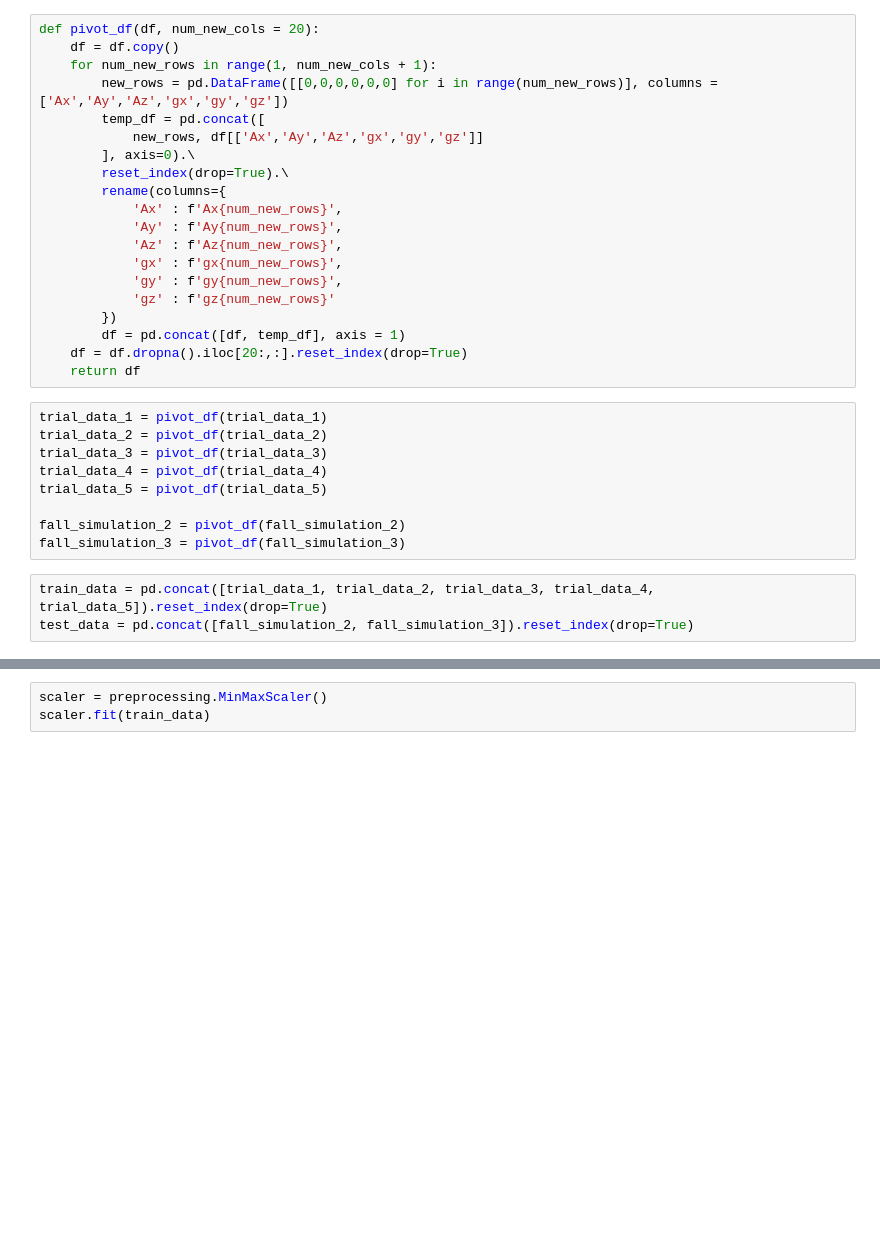
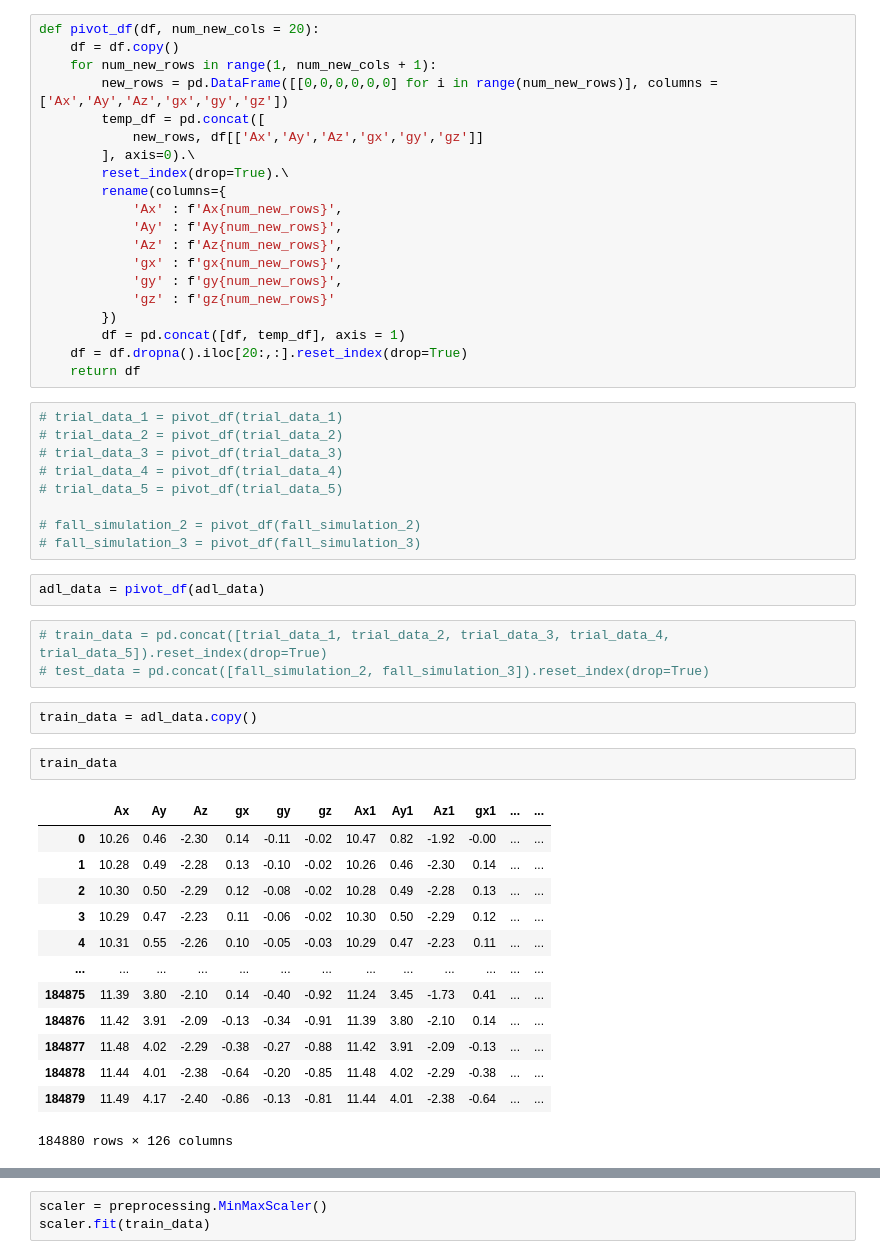
Before and after one commit to NUSMedTechMorphine/Morphine-22-23, a Jupyter notebook: ML/Model Experiment/VAE Model - Windowing Technique.ipynb, the cells around one changed output, grey strips where cells are left out. Saved outputs shown, nothing was run; the diff lists cells and outputs as text; blank space fills up the shorter version.

```diff
--- a/ML/Model Experiment/VAE Model - Windowing Technique.ipynb
+++ b/ML/Model Experiment/VAE Model - Windowing Technique.ipynb
@@ -102,17 +108,37 @@ def pivot_df(df, num_new_cols = 20):
     df = df.dropna().iloc[20:,:].reset_index(drop=True)
     return df
 # %%
-trial_data_1 = pivot_df(trial_data_1)
-trial_data_2 = pivot_df(trial_data_2)
-trial_data_3 = pivot_df(trial_data_3)
-trial_data_4 = pivot_df(trial_data_4)
-trial_data_5 = pivot_df(trial_data_5)
+# trial_data_1 = pivot_df(trial_data_1)
+# trial_data_2 = pivot_df(trial_data_2)
+# trial_data_3 = pivot_df(trial_data_3)
+# trial_data_4 = pivot_df(trial_data_4)
+# trial_data_5 = pivot_df(trial_data_5)
 
-fall_simulation_2 = pivot_df(fall_simulation_2)
-fall_simulation_3 = pivot_df(fall_simulation_3)
+# fall_simulation_2 = pivot_df(fall_simulation_2)
+# fall_simulation_3 = pivot_df(fall_simulation_3)
+# %%
+adl_data = pivot_df(adl_data)
 # %%
-train_data = pd.concat([trial_data_1, trial_data_2, trial_data_3, trial_data_4, trial_data_5]).reset_index(drop=True)
-test_data = pd.concat([fall_simulation_2, fall_simulation_3]).reset_index(drop=True)
+# train_data = pd.concat([trial_data_1, trial_data_2, trial_data_3, trial_data_4, trial_data_5]).reset_index(drop=True)
+# test_data = pd.concat([fall_simulation_2, fall_simulation_3]).reset_index(drop=True)
+# %%
+train_data = adl_data.copy()
+# %%
+train_data
+# %% [output]
+|  | Ax | Ay | Az | gx | gy | gz | Ax1 | Ay1 | Az1 | gx1 | ... | ... |
+| 0 | 10.26 | 0.46 | -2.30 | 0.14 | -0.11 | -0.02 | 10.47 | 0.82 | -1.92 | -0.00 | ... | ... |
+| 1 | 10.28 | 0.49 | -2.28 | 0.13 | -0.10 | -0.02 | 10.26 | 0.46 | -2.30 | 0.14 | ... | ... |
+| 2 | 10.30 | 0.50 | -2.29 | 0.12 | -0.08 | -0.02 | 10.28 | 0.49 | -2.28 | 0.13 | ... | ... |
+| 3 | 10.29 | 0.47 | -2.23 | 0.11 | -0.06 | -0.02 | 10.30 | 0.50 | -2.29 | 0.12 | ... | ... |
+| 4 | 10.31 | 0.55 | -2.26 | 0.10 | -0.05 | -0.03 | 10.29 | 0.47 | -2.23 | 0.11 | ... | ... |
+| ... | ... | ... | ... | ... | ... | ... | ... | ... | ... | ... | ... | ... |
+| 184875 | 11.39 | 3.80 | -2.10 | 0.14 | -0.40 | -0.92 | 11.24 | 3.45 | -1.73 | 0.41 | ... | ... |
+| 184876 | 11.42 | 3.91 | -2.09 | -0.13 | -0.34 | -0.91 | 11.39 | 3.80 | -2.10 | 0.14 | ... | ... |
+| 184877 | 11.48 | 4.02 | -2.29 | -0.38 | -0.27 | -0.88 | 11.42 | 3.91 | -2.09 | -0.13 | ... | ... |
+| 184878 | 11.44 | 4.01 | -2.38 | -0.64 | -0.20 | -0.85 | 11.48 | 4.02 | -2.29 | -0.38 | ... | ... |
+| 184879 | 11.49 | 4.17 | -2.40 | -0.86 | -0.13 | -0.81 | 11.44 | 4.01 | -2.38 | -0.64 | ... | ... |
+184880 rows × 126 columns
 # %%
 # EDA
 plt.hist(np.abs(train_data.Ay), bins=100, alpha=0.5, density=True)
```
Also changed, not shown: parts of 29 cells of this notebook, 5 other files.
